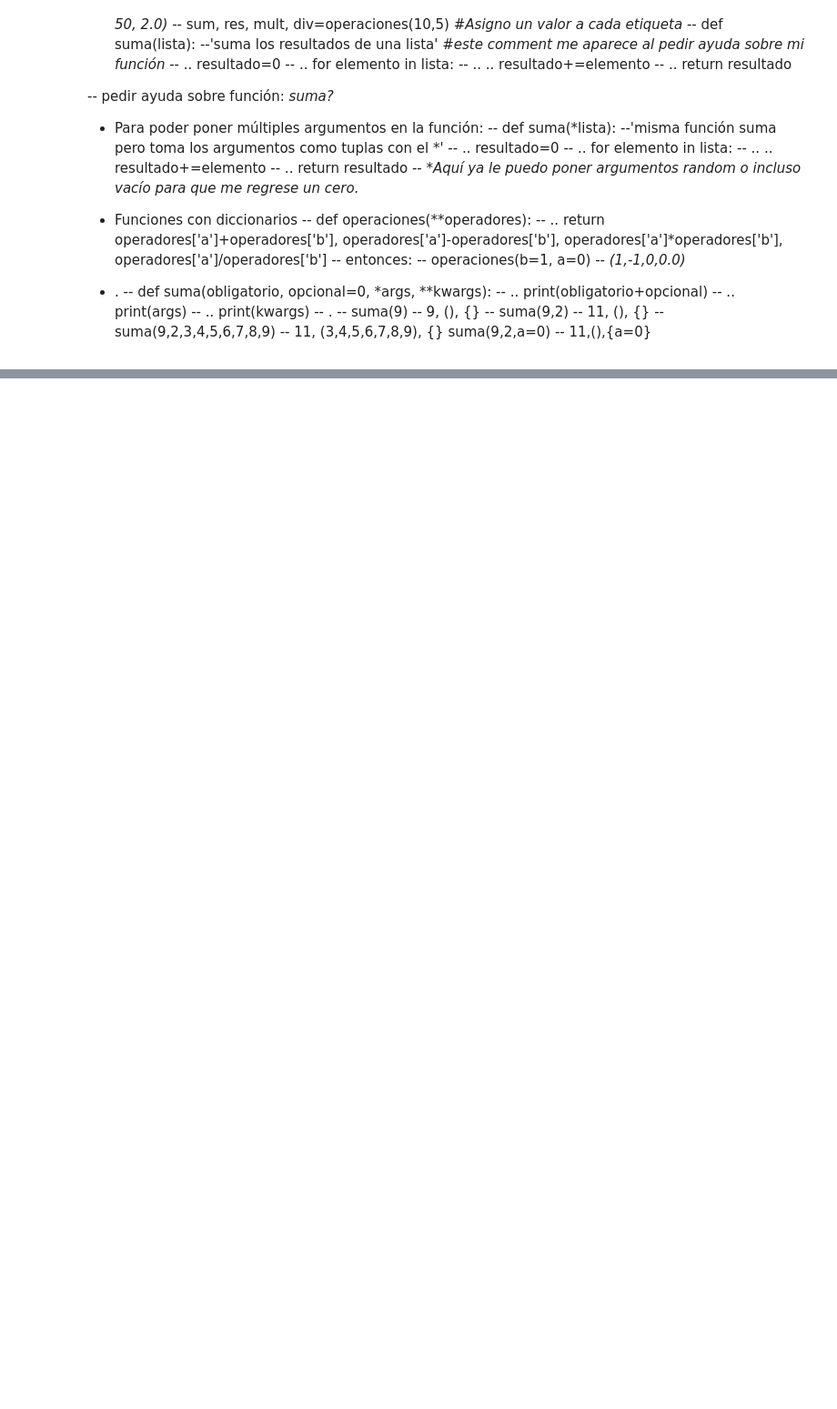
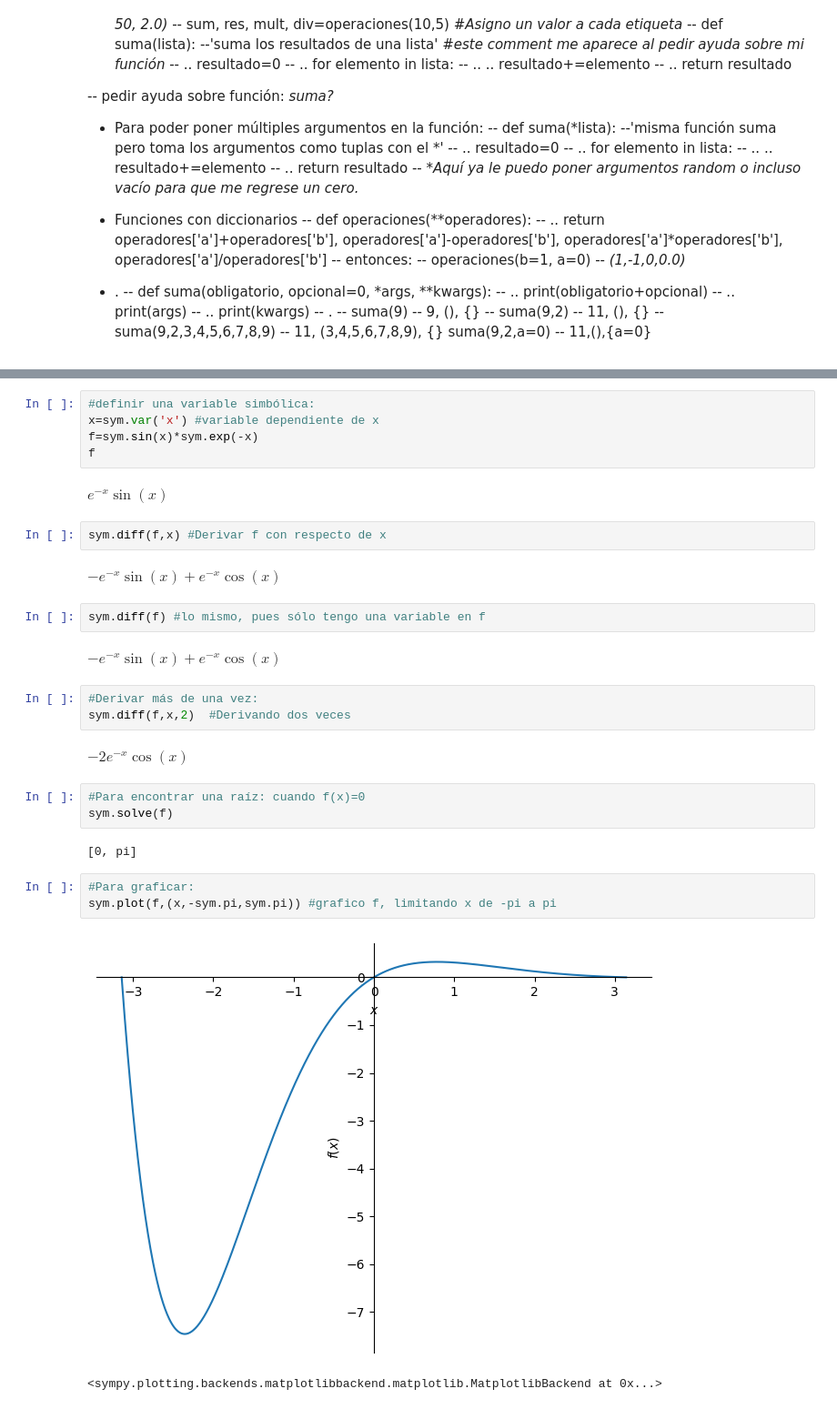
Before and after one commit to CamilaToS/Simulacion_Matematica_2025, a Jupyter notebook: NotasSEMANA2.ipynb, the cells around one changed output, grey strips where cells are left out. Shown at 91% size. Drawn from its saved outputs; the diff is of its cells as text; blank space fills up the shorter version.

```diff
--- a/NotasSEMANA2.ipynb
+++ b/NotasSEMANA2.ipynb
@@ -112,0 +306,31 @@ suma(9,2,a=0)
+# %%
+#definir una variable simbólica:
+x=sym.var('x') #variable dependiente de x
+f=sym.sin(x)*sym.exp(-x)
+f
+# %% [output]
+$\displaystyle e^{- x} \sin{\left(x \right)}$
+# %%
+sym.diff(f,x) #Derivar f con respecto de x
+# %% [output]
+$\displaystyle - e^{- x} \sin{\left(x \right)} + e^{- x} \cos{\left(x \right)}$
+# %%
+sym.diff(f) #lo mismo, pues sólo tengo una variable en f
+# %% [output]
+$\displaystyle - e^{- x} \sin{\left(x \right)} + e^{- x} \cos{\left(x \right)}$
+# %%
+#Derivar más de una vez:
+sym.diff(f,x,2)  #Derivando dos veces
+# %% [output]
+$\displaystyle - 2 e^{- x} \cos{\left(x \right)}$
+# %%
+#Para encontrar una raíz: cuando f(x)=0
+sym.solve(f)
+# %% [output]
+[0, pi]
+# %%
+#Para graficar:
+sym.plot(f,(x,-sym.pi,sym.pi)) #grafico f, limitando x de -pi a pi
+# %% [output]
+[figure, added]
+<sympy.plotting.backends.matplotlibbackend.matplotlib.MatplotlibBackend at 0x...>
```
Also changed, not shown: parts of 35 cells of this notebook.
